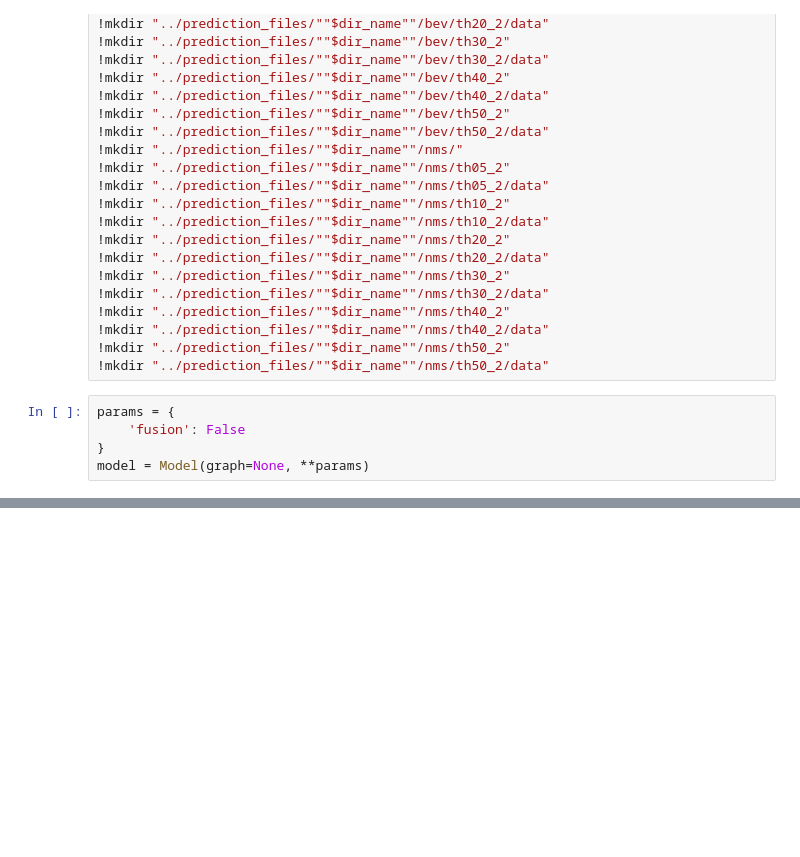
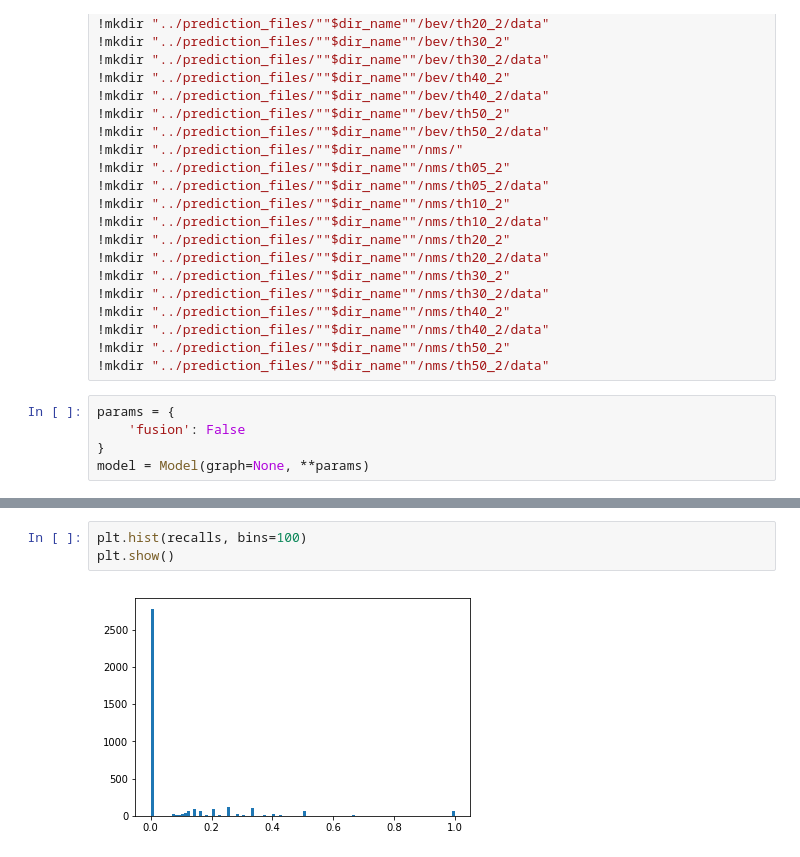
Before and after one commit to marmohamed/Multi-Modal-Fusion-For-3d-Object-Detection, a Jupyter notebook: src/Notebooks/write_predictions_new.ipynb, the cells around one changed output, grey strips where cells are left out. Saved outputs shown, nothing was run; the diff lists cells and outputs as text; blank space fills up the shorter version.

```diff
--- a/src/Notebooks/write_predictions_new.ipynb
+++ b/src/Notebooks/write_predictions_new.ipynb
@@ -646,0 +686,5 @@ i =  3600
+# %%
+plt.hist(recalls, bins=100)
+plt.show()
+# %% [output]
+[figure, added]
```
Also changed, not shown: parts of 29 cells of this notebook, 4 other files.
